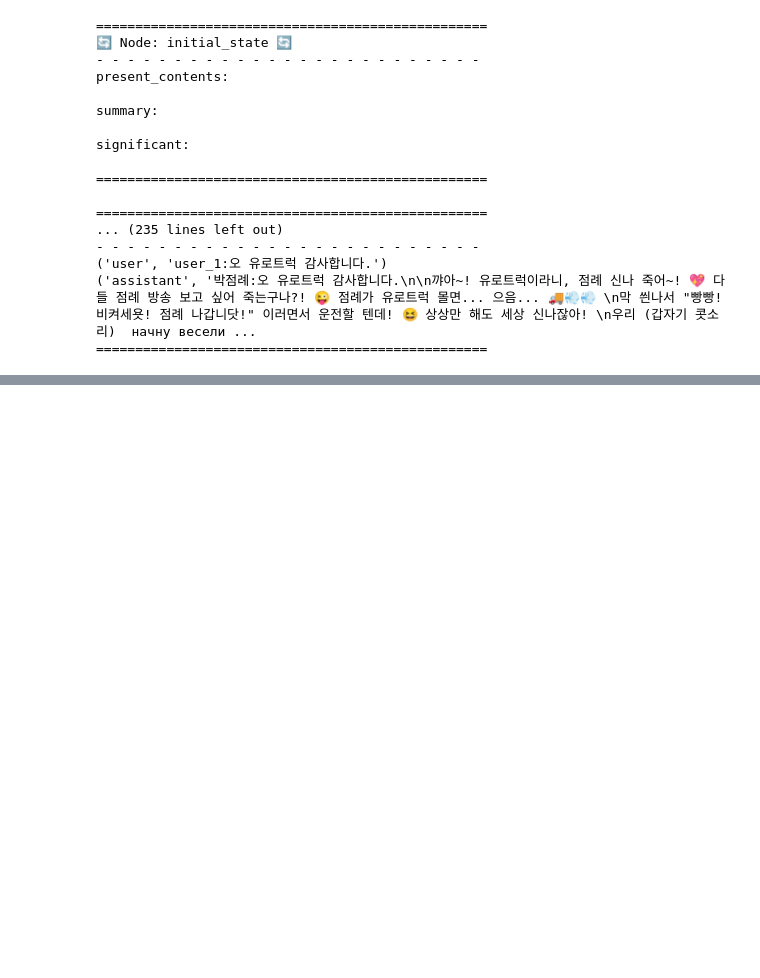
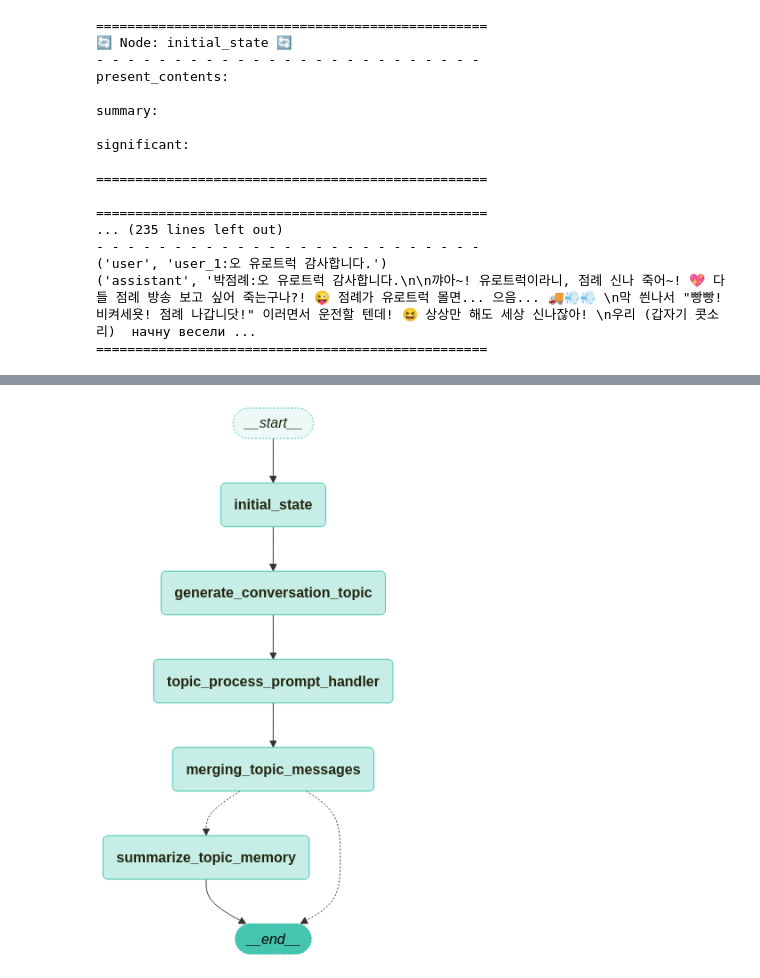
Before and after one commit to Omni-Core/vtuber-llm-core, a Jupyter notebook: test.ipynb, the cells around one changed output, grey strips where cells are left out. Drawn from its saved outputs; the diff is of its cells as text; code cells hidden in the pictures; blank space fills up the shorter version.

```diff
--- a/test.ipynb
+++ b/test.ipynb
@@ -138,0 +133,13 @@ input_variables=['name'] input_types={} partial_variables={} template='### 역
+# %%
+import importlib
+import testing_workflow
+importlib.reload(testing_workflow)
+
+from testing_workflow import app
+from langchain_teddynote.graphs import visualize_graph
+
+
+
+visualize_graph(app)
+# %% [output]
+[figure, added]
```
Also changed, not shown: parts of 5 cells of this notebook, 5 other files.
